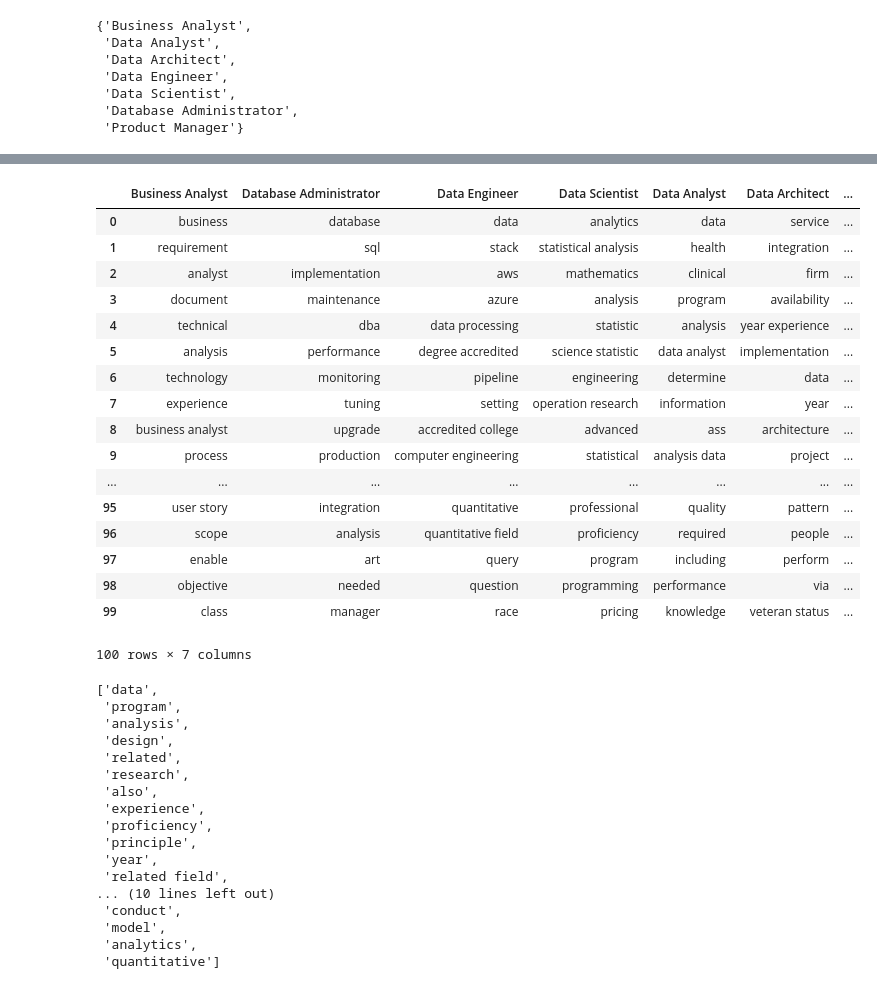
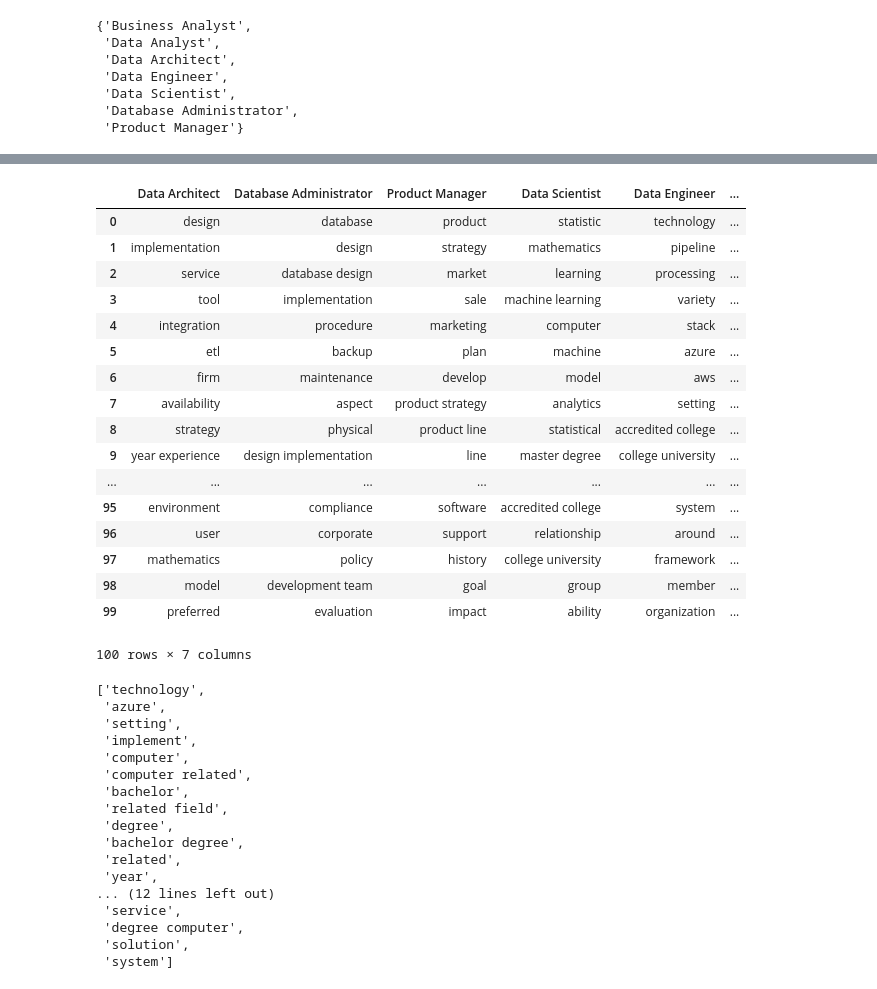
Before and after one commit to JadeYu/JoBreaker, a Jupyter notebook: analyses/Building_pipeline.ipynb, the cells around one changed output, grey strips where cells are left out. Cells and saved outputs as stored; diff of their text form; code cells hidden in the pictures.

Commit message:
keywords and output page updated

```diff
--- a/analyses/Building_pipeline.ipynb
+++ b/analyses/Building_pipeline.ipynb
@@ -235,45 +234,45 @@ keywords.to_csv("../JB_app/keywords_all_100.csv")
 # %%
-keywords = pd.read_csv("../JB_app/keywords_all_100.csv", index_col=0)
+keywords = pd.read_csv("../JB_app/keywords_all_titleoff_100.csv", index_col=0)
 keywords
 # %% [output]
-|  | Business Analyst | Database Administrator | Data Engineer | Data Scientist | Data Analyst | Data Architect | ... |
-| 0 | business | database | data | analytics | data | service | ... |
-| 1 | requirement | sql | stack | statistical analysis | health | integration | ... |
-| 2 | analyst | implementation | aws | mathematics | clinical | firm | ... |
-| 3 | document | maintenance | azure | analysis | program | availability | ... |
-| 4 | technical | dba | data processing | statistic | analysis | year experience | ... |
-| 5 | analysis | performance | degree accredited | science statistic | data analyst | implementation | ... |
-| 6 | technology | monitoring | pipeline | engineering | determine | data | ... |
-| 7 | experience | tuning | setting | operation research | information | year | ... |
-| 8 | business analyst | upgrade | accredited college | advanced | ass | architecture | ... |
-| 9 | process | production | computer engineering | statistical | analysis data | project | ... |
-| ... | ... | ... | ... | ... | ... | ... | ... |
-| 95 | user story | integration | quantitative | professional | quality | pattern | ... |
-| 96 | scope | analysis | quantitative field | proficiency | required | people | ... |
-| 97 | enable | art | query | program | including | perform | ... |
-| 98 | objective | needed | question | programming | performance | via | ... |
-| 99 | class | manager | race | pricing | knowledge | veteran status | ... |
+|  | Data Architect | Database Administrator | Product Manager | Data Scientist | Data Engineer | ... |
+| 0 | design | database | product | statistic | technology | ... |
+| 1 | implementation | design | strategy | mathematics | pipeline | ... |
+| 2 | service | database design | market | learning | processing | ... |
+| 3 | tool | implementation | sale | machine learning | variety | ... |
+| 4 | integration | procedure | marketing | computer | stack | ... |
+| 5 | etl | backup | plan | machine | azure | ... |
+| 6 | firm | maintenance | develop | model | aws | ... |
+| 7 | availability | aspect | product strategy | analytics | setting | ... |
+| 8 | strategy | physical | product line | statistical | accredited college | ... |
+| 9 | year experience | design implementation | line | master degree | college university | ... |
+| ... | ... | ... | ... | ... | ... | ... |
+| 95 | environment | compliance | software | accredited college | system | ... |
+| 96 | user | corporate | support | relationship | around | ... |
+| 97 | mathematics | policy | history | college university | framework | ... |
+| 98 | model | development team | goal | group | member | ... |
+| 99 | preferred | evaluation | impact | ability | organization | ... |
 100 rows × 7 columns
 # %%
-gkw.common_keywords('Data Analyst','Data Scientist',keywords)
+gkw.common_keywords('Data Engineer','Data Architect',keywords)
 # %% [output]
-['data',
- 'program',
- 'analysis',
- 'design',
+['technology',
+ 'azure',
+ 'setting',
+ 'implement',
+ 'computer',
+ 'computer related',
+ 'bachelor',
+ 'related field',
+ 'degree',
+ 'bachelor degree',
  'related',
- 'research',
- 'also',
- 'experience',
- 'proficiency',
- 'principle',
  'year',
- 'related field',
-... (10 lines left out)
- 'conduct',
- 'model',
- 'analytics',
- 'quantitative']
+... (12 lines left out)
+ 'service',
+ 'degree computer',
+ 'solution',
+ 'system']
 # %%
 new = [df['snippet'].iloc[3]]
 cleaned_text = pps.raw_cleaning(new, False)
```
Also changed, not shown: parts of 17 cells of this notebook, 16 other files.
